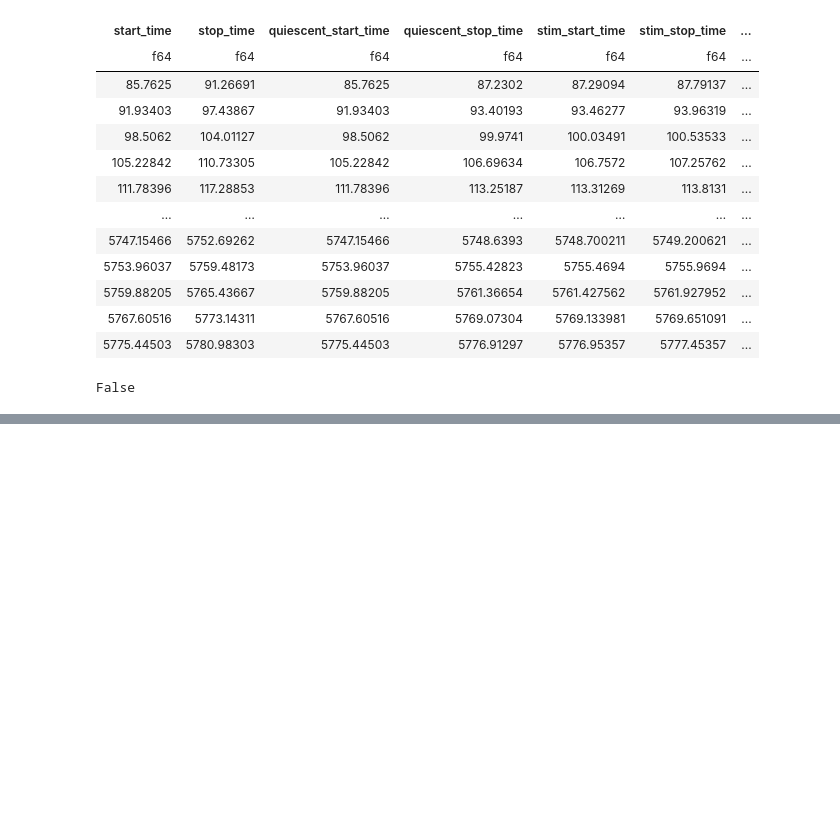
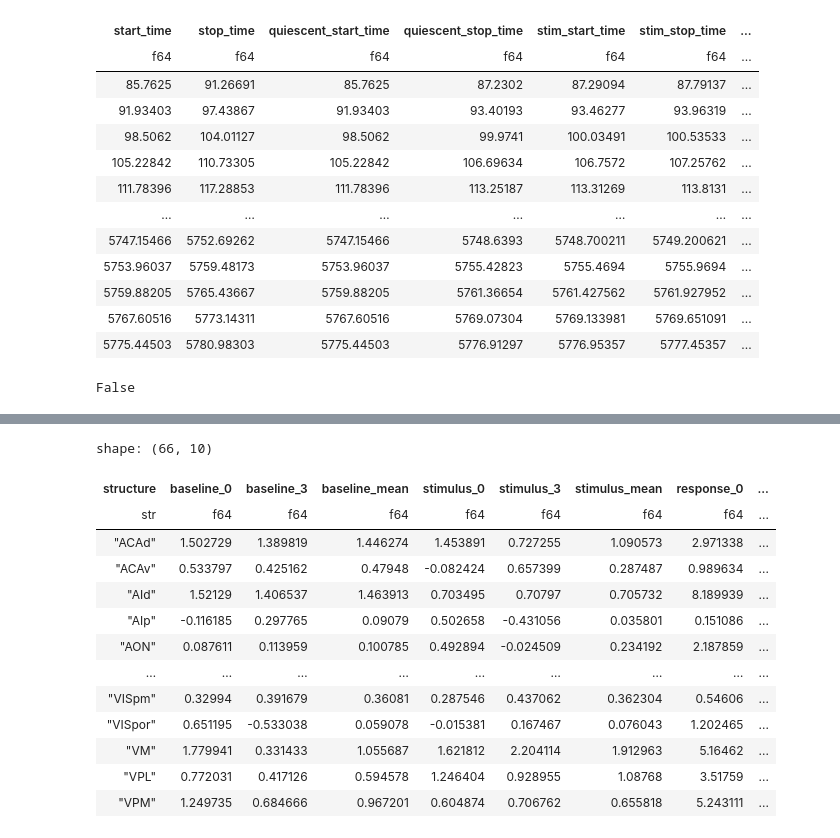
Before and after one commit to AllenNeuralDynamics/dynamicrouting-write-neural-traj-sep, a Jupyter notebook: code/scratch.ipynb, the cells around one changed output, grey strips where cells are left out. Saved outputs shown, nothing was run; the diff lists cells and outputs as text; code cells hidden in the pictures; blank space fills up the shorter version.

```diff
--- a/code/scratch.ipynb
+++ b/code/scratch.ipynb
@@ -62,0 +196,63 @@ False
+# %%
+def _nanmean(values):
+    values = np.asarray(values, dtype=float)
+    return float(np.nanmean(values)) if not np.all(np.isnan(values)) else np.nan
+
+
+def _session_window_mean(results, column, window):
+    if results.height == 0:
+        return np.nan
+
+    vectors = np.stack(results[column].to_list())
+    return _nanmean(vectors[:, window])
+
+
+# Use only regions for which both requested condition files are available.
+region_condition_keys = {
+    condition: {
+        key.rsplit('_', 1)[0]: key
+        for key in trajectory_results
+        if key.endswith(f'_{condition}')
+    }
+    for condition in (0, 3)
+}
+regions = sorted(set(region_condition_keys[0]) & set(region_condition_keys[3]))
+
+window_specs = {
+    'baseline': ('traj_separation_raw', BASELINE_SLICE),
+    'stimulus': ('traj_separation', STIMULUS_SLICE),
+    'response': ('traj_separation', RESPONSE_SLICE),
+}
+
+results = []
+for region in regions:
+    row = {'structure': region}
+    for window_name, (column, window) in window_specs.items():
+        for condition in (0, 3):
+            key = region_condition_keys[condition][region]
+            row[f'{window_name}_{condition}'] = _session_window_mean(
+                trajectory_results[key], column, window
+            )
+
+        row[f'{window_name}_mean'] = _nanmean(
+            [row[f'{window_name}_0'], row[f'{window_name}_3']]
+        )
+    results.append(row)
+
+results_pd = pl.DataFrame(results)
+results_pd
+# %% [output]
+shape: (66, 10)
+| structure | baseline_0 | baseline_3 | baseline_mean | stimulus_0 | stimulus_3 | stimulus_mean | response_0 | ... |
+| str | f64 | f64 | f64 | f64 | f64 | f64 | f64 | ... |
+| "ACAd" | 1.502729 | 1.389819 | 1.446274 | 1.453891 | 0.727255 | 1.090573 | 2.971338 | ... |
+| "ACAv" | 0.533797 | 0.425162 | 0.47948 | -0.082424 | 0.657399 | 0.287487 | 0.989634 | ... |
+| "AId" | 1.52129 | 1.406537 | 1.463913 | 0.703495 | 0.70797 | 0.705732 | 8.189939 | ... |
+| "AIp" | -0.116185 | 0.297765 | 0.09079 | 0.502658 | -0.431056 | 0.035801 | 0.151086 | ... |
+| "AON" | 0.087611 | 0.113959 | 0.100785 | 0.492894 | -0.024509 | 0.234192 | 2.187859 | ... |
+| … | … | … | … | … | … | … | … | ... |
+| "VISpm" | 0.32994 | 0.391679 | 0.36081 | 0.287546 | 0.437062 | 0.362304 | 0.54606 | ... |
+| "VISpor" | 0.651195 | -0.533038 | 0.059078 | -0.015381 | 0.167467 | 0.076043 | 1.202465 | ... |
+| "VM" | 1.779941 | 0.331433 | 1.055687 | 1.621812 | 2.204114 | 1.912963 | 5.16462 | ... |
+| "VPL" | 0.772031 | 0.417126 | 0.594578 | 1.246404 | 0.928955 | 1.08768 | 3.51759 | ... |
+| "VPM" | 1.249735 | 0.684666 | 0.967201 | 0.604874 | 0.706762 | 0.655818 | 5.243111 | ... |
```
Also changed, not shown: parts of 14 cells of this notebook, 7 other files.
